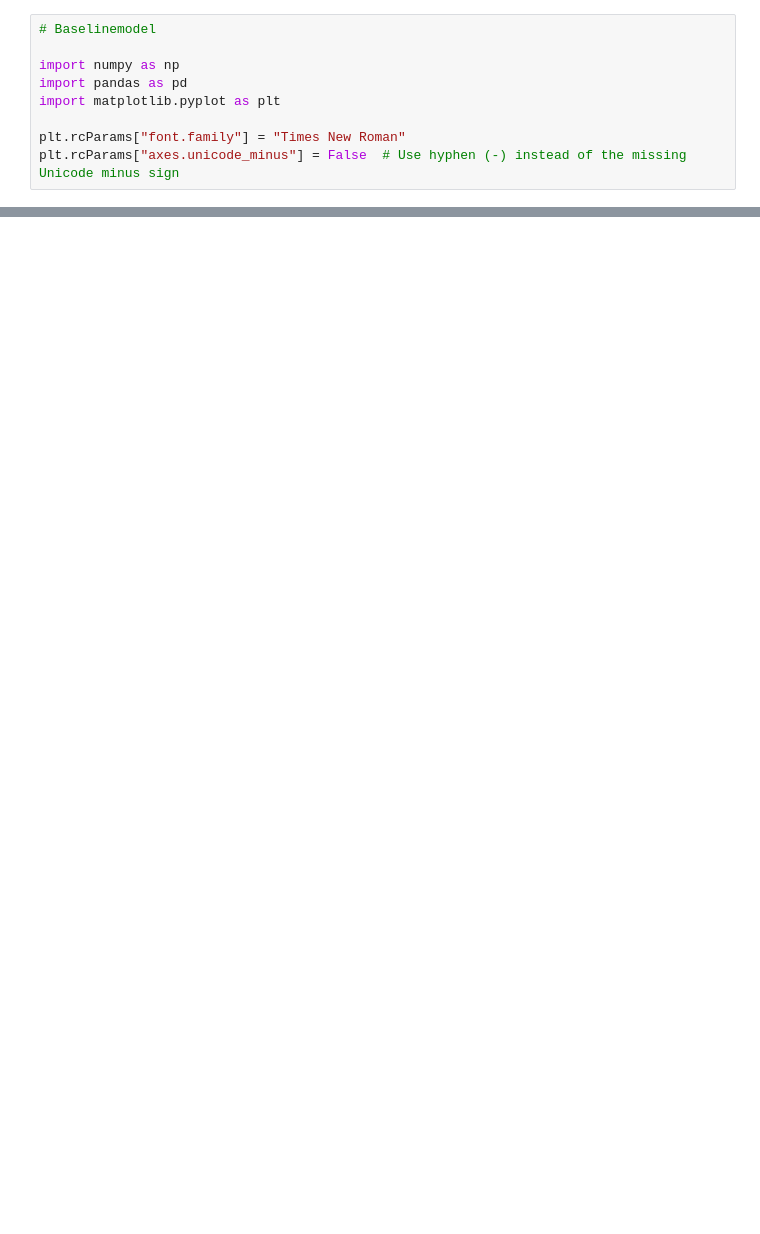
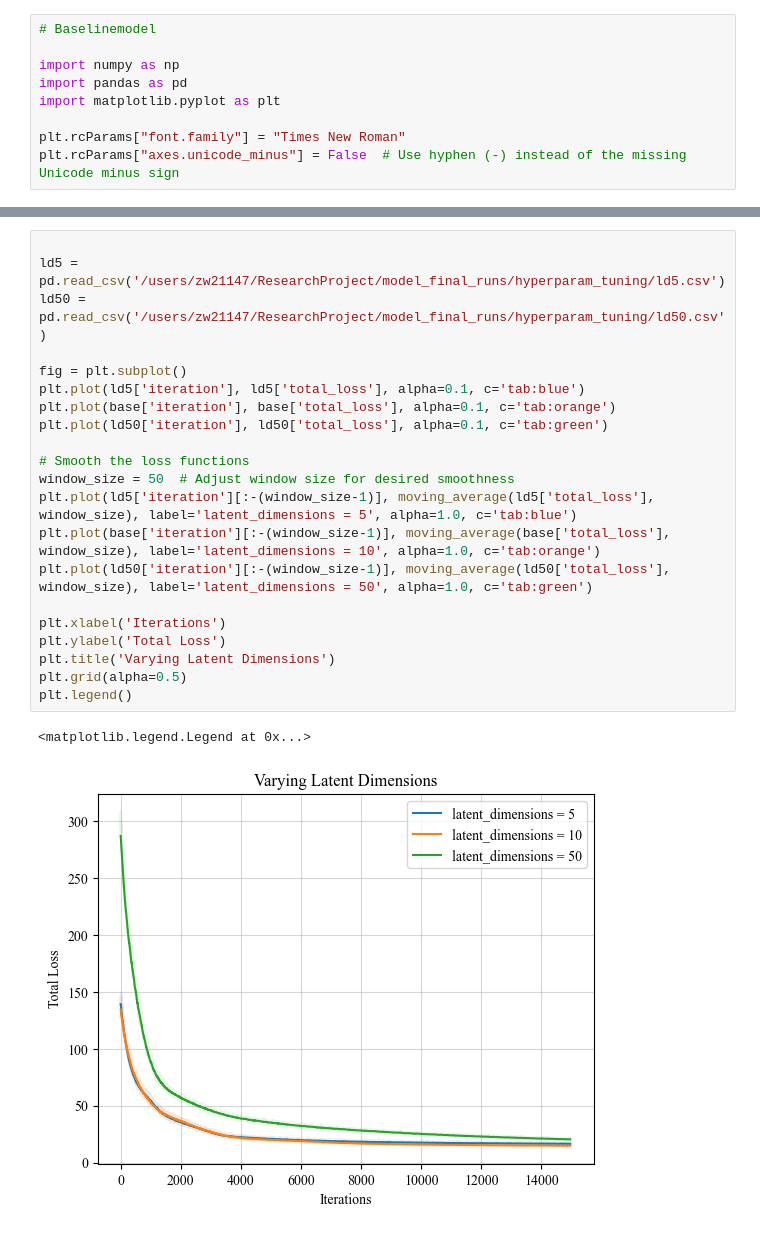
Before and after one commit to Viola03/ResearchProject, a Jupyter notebook: model_final_runs/hyperparam_tuning/tuningplots.ipynb, the cells around one changed output, grey strips where cells are left out. Cells and saved outputs as stored; diff of their text form; blank space fills up the shorter version.

```diff
--- a/model_final_runs/hyperparam_tuning/tuningplots.ipynb
+++ b/model_final_runs/hyperparam_tuning/tuningplots.ipynb
@@ -24,0 +45,24 @@ plt.legend()
+# %%
+
+ld5 = pd.read_csv('/users/zw21147/ResearchProject/model_final_runs/hyperparam_tuning/ld5.csv')
+ld50 = pd.read_csv('/users/zw21147/ResearchProject/model_final_runs/hyperparam_tuning/ld50.csv')
+
+fig = plt.subplot()
+plt.plot(ld5['iteration'], ld5['total_loss'], alpha=0.1, c='tab:blue')
+plt.plot(base['iteration'], base['total_loss'], alpha=0.1, c='tab:orange')
+plt.plot(ld50['iteration'], ld50['total_loss'], alpha=0.1, c='tab:green')
+
+# Smooth the loss functions
+window_size = 50  # Adjust window size for desired smoothness
+plt.plot(ld5['iteration'][:-(window_size-1)], moving_average(ld5['total_loss'], window_size), label='latent_dimensions = 5', alpha=1.0, c='tab:blue')
+plt.plot(base['iteration'][:-(window_size-1)], moving_average(base['total_loss'], window_size), label='latent_dimensions = 10', alpha=1.0, c='tab:orange')
+plt.plot(ld50['iteration'][:-(window_size-1)], moving_average(ld50['total_loss'], window_size), label='latent_dimensions = 50', alpha=1.0, c='tab:green')
+
+plt.xlabel('Iterations')
+plt.ylabel('Total Loss')
+plt.title('Varying Latent Dimensions')
+plt.grid(alpha=0.5)
+plt.legend()
+# %% [output]
+<matplotlib.legend.Legend at 0x...>
+[figure, added]
```
Also changed, not shown: parts of 5 cells of this notebook, 8 other files.
